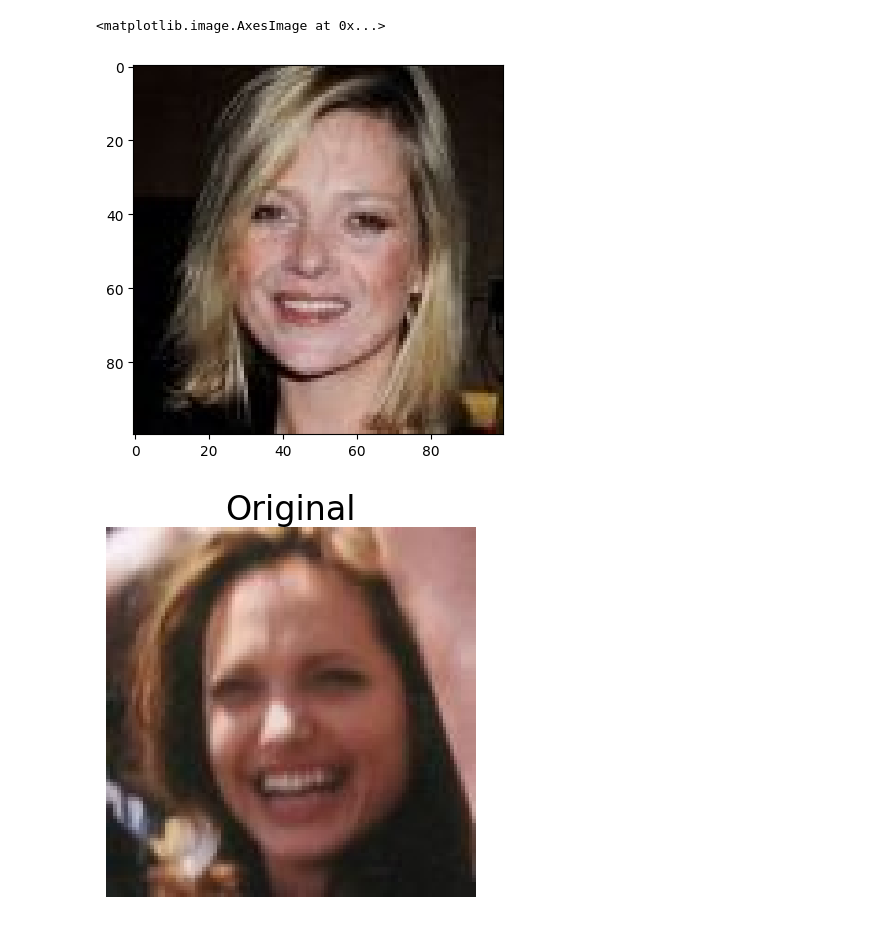
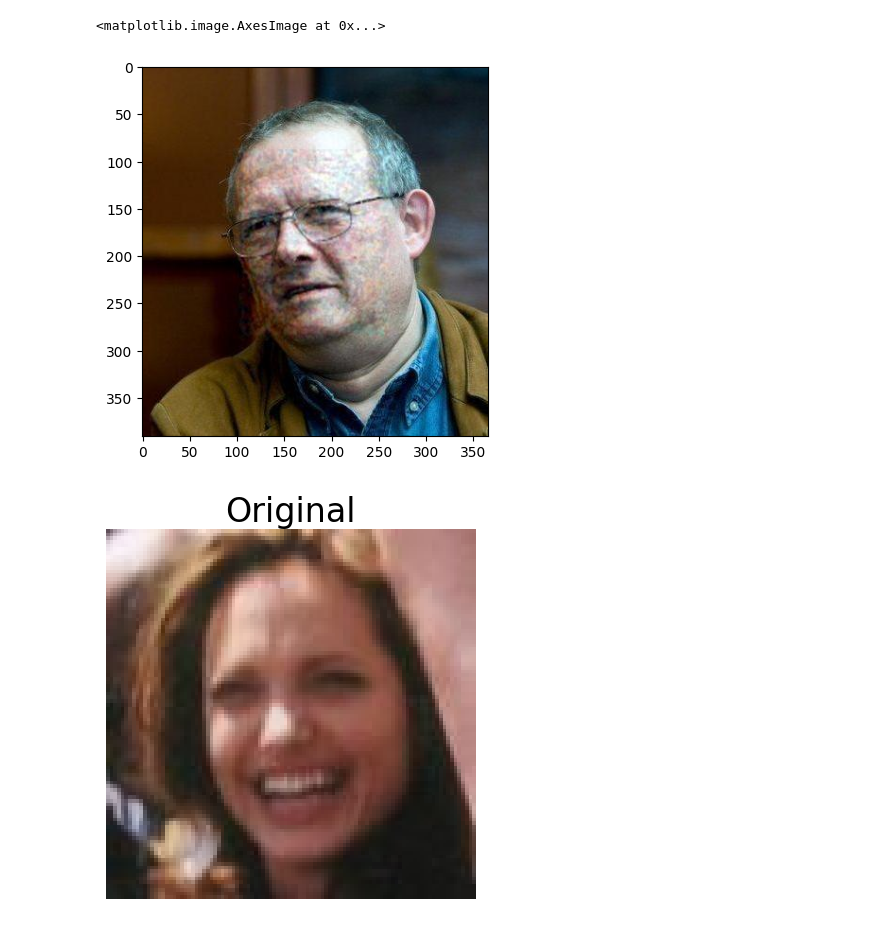
Before and after one commit to zacharyyahn/FaceCloak, a Jupyter notebook: viz.ipynb, the cells around one changed output. Drawn from its saved outputs; the diff is of its cells as text; code cells hidden in the pictures.

```diff
--- a/viz.ipynb
+++ b/viz.ipynb
@@ -5,12 +5,12 @@ import torch
 import matplotlib.pyplot as plt
 # %%
 #im = cv2.imread("data/cloaked/cloak_pubfig_small_flat_Facenet_cosine_pgd_cloak_triplet_10_triplet_10_32_multi_finetune__lpips_50.0_mp_32_p_32/AngelinaJolie_21.jpg")
-im = cv2.imread("data/cloaked/test_pgd_dssim_5.0/KateMoss_56.jpg")
+im = cv2.imread("data/cloaked/cloak_vggface_tiny_flat_multi_finetune_Facenet_cosine_pgd_cloak_multi_triplet_10_16_pgd_cloak_triplet_0_0_2_mse_0.0_none/n000057_006801.jpg")
 im = cv2.cvtColor(im, cv2.COLOR_BGR2RGB)
 plt.imshow(im)
 # %% [output]
 <matplotlib.image.AxesImage at 0x...>
-[figure, old version]
+[figure, new version]
 # %%
 def parse_type(type):
     data = type.split("_")
```
Also changed, not shown: 53 other files.
